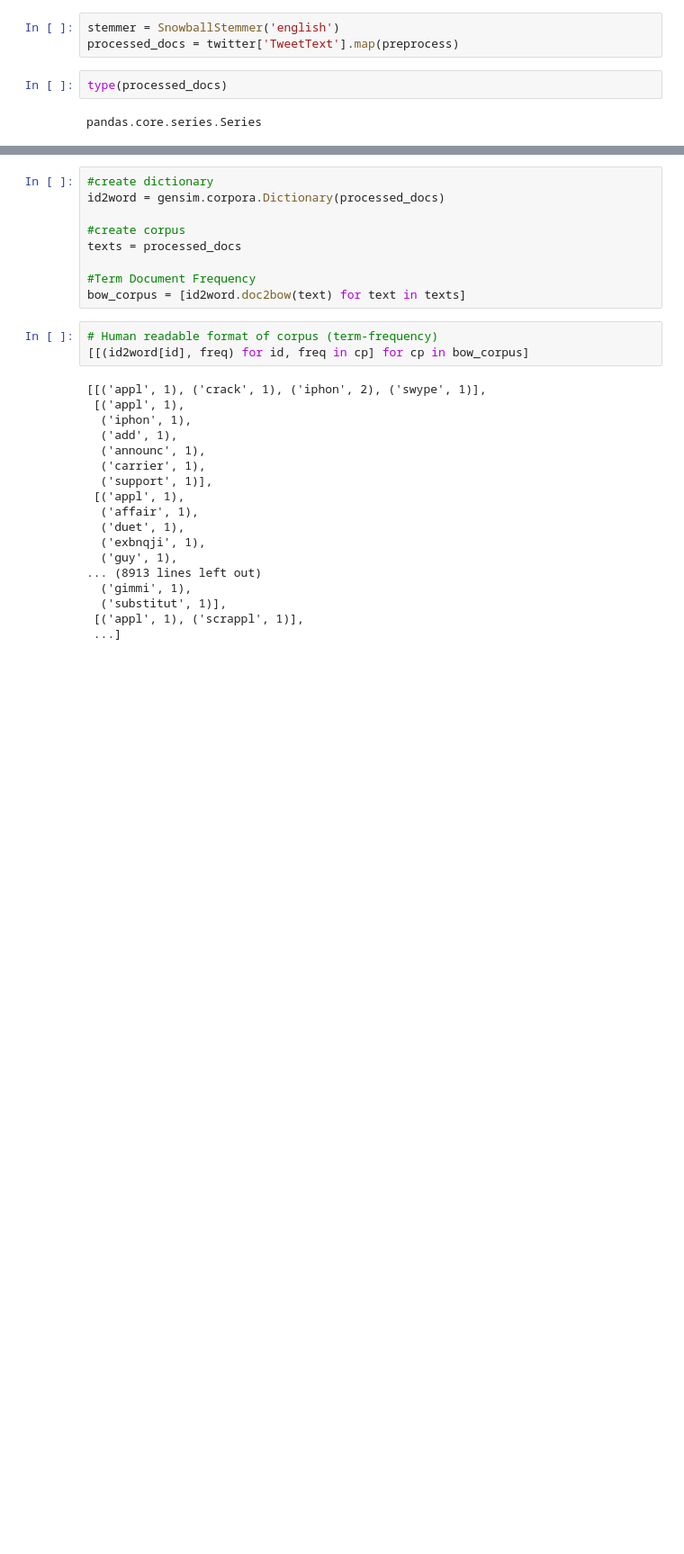
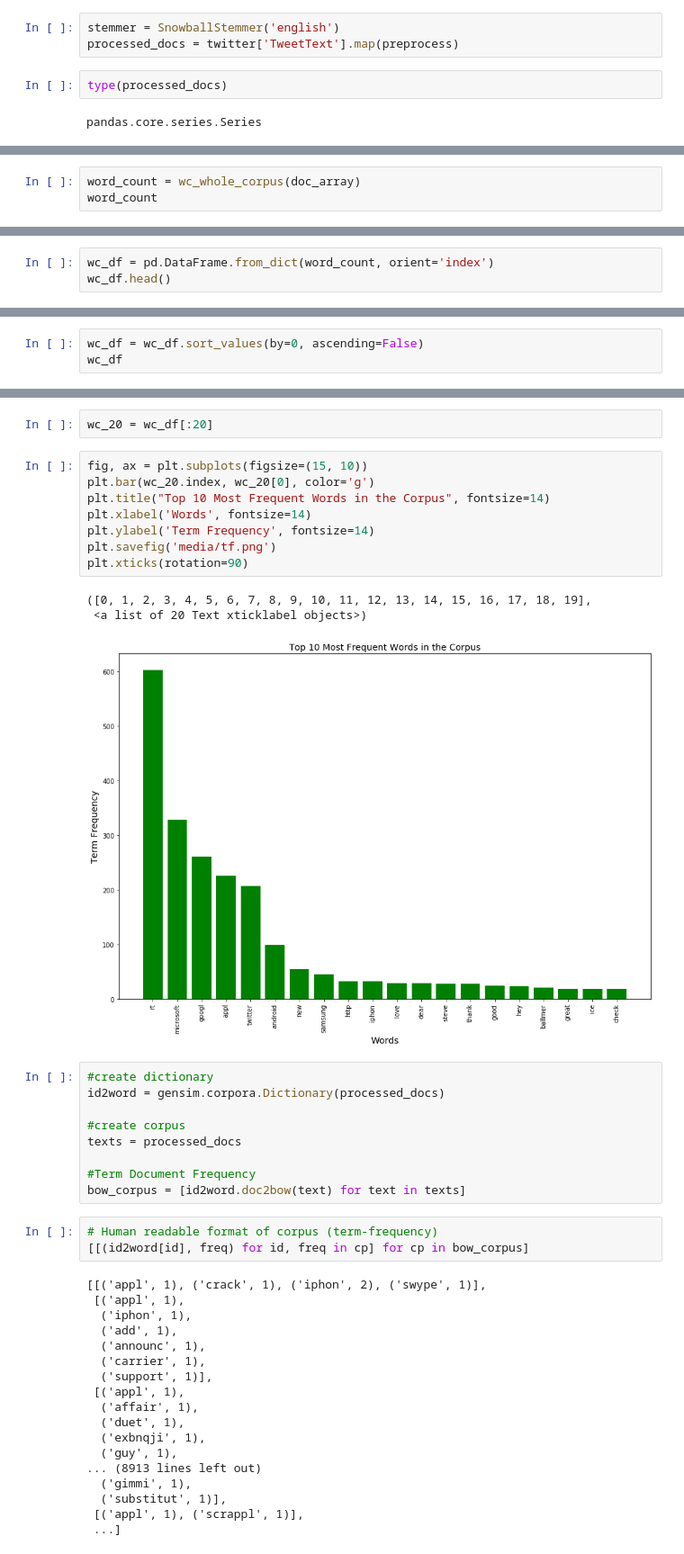
Before and after one commit to Jsiewierski11/Twitter_Analysis, a Jupyter notebook: Twitter_EDA.ipynb, the cells around one changed output, grey strips where cells are left out. Shown at 90% size. Cells and saved outputs as stored; diff of their text form; blank space fills up the shorter version.

Commit message:
Created plots of the TF counts for default and custom stopwords

```diff
--- a/Twitter_EDA.ipynb
+++ b/Twitter_EDA.ipynb
@@ -71,0 +86,3 @@ pandas.core.series.Series
+# %%
+word_count = wc_whole_corpus(doc_array)
+word_count
@@ -71,0 +107,3 @@ pandas.core.series.Series
+# %%
+wc_df = pd.DataFrame.from_dict(word_count, orient='index')
+wc_df.head()
@@ -71,0 +117,3 @@ pandas.core.series.Series
+# %%
+wc_df = wc_df.sort_values(by=0, ascending=False)
+wc_df
@@ -72,3 +139,17 @@ pandas.core.series.Series
+# %%
+wc_20 = wc_df[:20]
+# %%
+fig, ax = plt.subplots(figsize=(15, 10))
+plt.bar(wc_20.index, wc_20[0], color='g')
+plt.title("Top 10 Most Frequent Words in the Corpus", fontsize=14)
+plt.xlabel('Words', fontsize=14)
+plt.ylabel('Term Frequency', fontsize=14)
+plt.savefig('media/tf.png')
+plt.xticks(rotation=90)
+# %% [output]
+([0, 1, 2, 3, 4, 5, 6, 7, 8, 9, 10, 11, 12, 13, 14, 15, 16, 17, 18, 19],
+ <a list of 20 Text xticklabel objects>)
+[figure, added]
 # %%
 #create dictionary
 id2word = gensim.corpora.Dictionary(processed_docs)
```
Also changed, not shown: parts of 11 cells of this notebook, 5 other files.
